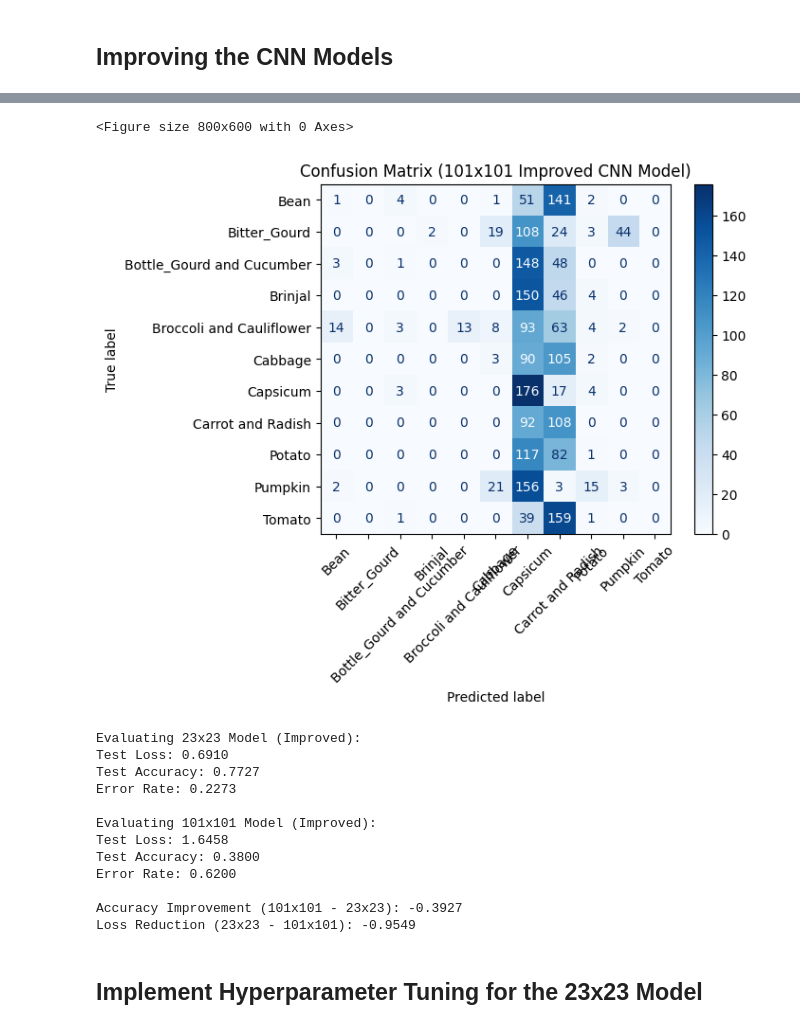
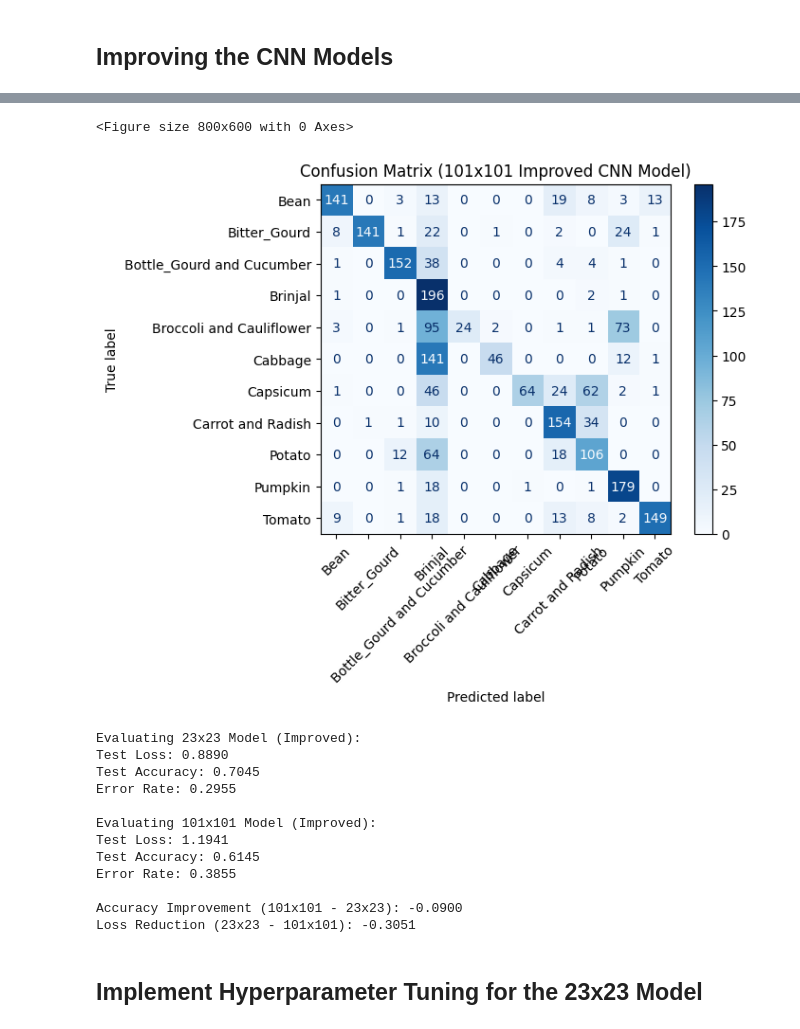
Before and after one commit to 4ndrrw/Vegetable-Image-Classifier-CNN, a Jupyter notebook: partA.ipynb, the cells around one changed output, grey strips where cells are left out. Cells and saved outputs as stored; diff of their text form; code cells hidden in the pictures.

Commit message:
Added more comments and fixed an error

```diff
--- a/partA.ipynb
+++ b/partA.ipynb
@@ -399,12 +408,9 @@ def train_fc_baseline_model(input_shape, num_classes, train_ds, val_ds, test_ds,
 print("\nTraining 23x23 Model (Baseline)...")
 input_shape_23 = (23, 23, 1)  # For grayscale images of size 23x23 pixels
 num_classes = 11  # 11 classes for classification (vegetables)
-fc_baseline_model_23 = train_fc_baseline_model(input_shape_23, num_classes, train_23, val_23, test_23, "23x23 Model (Baseline)")
-
-# 101x101 Model (Baseline)
-print("\nTraining 101x101 Model (Baseline)...")
-input_shape_101 = (101, 101, 1)  # For grayscale images of size 101x101 pixels
-fc_baseline_model_101 = train_fc_baseline_model(input_shape_101, num_classes, train_101, val_101, test_101, "101x101 Model (Baseline)")
+fc_baseline_model_23 = train_fc_baseline_model(
+    input_shape_23, num_classes, train_23, val_23, test_23, "23x23 Model (Baseline)"
+)
 # %% [output]
 Training 23x23 Model (Baseline)...
 Epoch 1/50
@@ -445,0 +432,12 @@ Epoch 6/50
+# %%
+# 101x101 Model (Baseline)
+print("\nTraining 101x101 Model (Baseline)...")
+input_shape_101 = (101, 101, 1)  # For grayscale images of size 101x101 pixels
+fc_baseline_model_101 = train_fc_baseline_model(
+    input_shape_101,
+    num_classes,
+    train_101,
+    val_101,
+    test_101,
+    "101x101 Model (Baseline)",
+)
@@ -780,13 +805,11 @@ def train_improved_model(model, train_ds, val_ds, model_name, epochs=50):
 
     return model
 # %%
-# Create improved models
+# Create and train improved 23x23 model
 improved_model_23 = create_improved_model((23, 23, 1))
-improved_model_101 = create_improved_model((101, 101, 1))
-
-# Train improved models
-improved_model_23 = train_improved_model(improved_model_23, train_23, val_23, "model_23x23")
-improved_model_101 = train_improved_model(improved_model_101, train_101, val_101, "model_101x101")
+improved_model_23 = train_improved_model(
+    improved_model_23, train_23, val_23, "model_23x23"
+)
 # %% [output]
 Training model_23x23 (Improved) model...
 Epoch 1/50
@@ -822,0 +832,6 @@ Epoch 6/50
+# %%
+# Create and train improved 101x101 model
+improved_model_101 = create_improved_model((101, 101, 1))
+improved_model_101 = train_improved_model(
+    improved_model_101, train_101, val_101, "model_101x101"
+)
@@ -859,13 +894,14 @@ plt.show()
 # %%
-# Get true labels and predictions for the test set (23x23 baseline model as example)
+# Get true labels and predictions for the test set (101x101 CNN model)
 y_true = []
 y_pred = []
 
 for images, labels in test_101:
-  preds = improved_model_23.predict(images)
+  preds = improved_model_101.predict(images)
   y_true.extend(labels.numpy())
   y_pred.extend(np.argmax(preds, axis=1))
 
+# Display confusion matrix for the 101x101 improved model
 cm = confusion_matrix(y_true, y_pred)
 disp = ConfusionMatrixDisplay(confusion_matrix=cm, display_labels=train_ds.class_names)
 plt.figure(figsize=(8, 6))
@@ -893,5 +929,5 @@ plt.show()
 <Figure size 800x600 with 0 Axes>
-[figure, old version]
+[figure, new version]
 # %%
 # Evaluate the improved model's performance using the test dataset
 def evaluate_model_basic_improved(model, test_ds, model_name):
@@ -911,17 +947,17 @@ print(f"\nAccuracy Improvement (101x101 - 23x23): {(acc_101_improved - acc_23_im
 print(f"Loss Reduction (23x23 - 101x101): {(loss_23_improved - loss_101_improved):.4f}")
 # %% [output]
 Evaluating 23x23 Model (Improved):
-Test Loss: 0.6910
-Test Accuracy: 0.7727
-Error Rate: 0.2273
+Test Loss: 0.8890
+Test Accuracy: 0.7045
+Error Rate: 0.2955
 
 Evaluating 101x101 Model (Improved):
-Test Loss: 1.6458
-Test Accuracy: 0.3800
-Error Rate: 0.6200
+Test Loss: 1.1941
+Test Accuracy: 0.6145
+Error Rate: 0.3855
 
-Accuracy Improvement (101x101 - 23x23): -0.3927
-Loss Reduction (23x23 - 101x101): -0.9549
+Accuracy Improvement (101x101 - 23x23): -0.0900
+Loss Reduction (23x23 - 101x101): -0.3051
 # %% [markdown]
 ## Implement Hyperparameter Tuning for the 23x23 Model
 # %%
```
Also changed, not shown: parts of 36 cells of this notebook, 7 other files.
